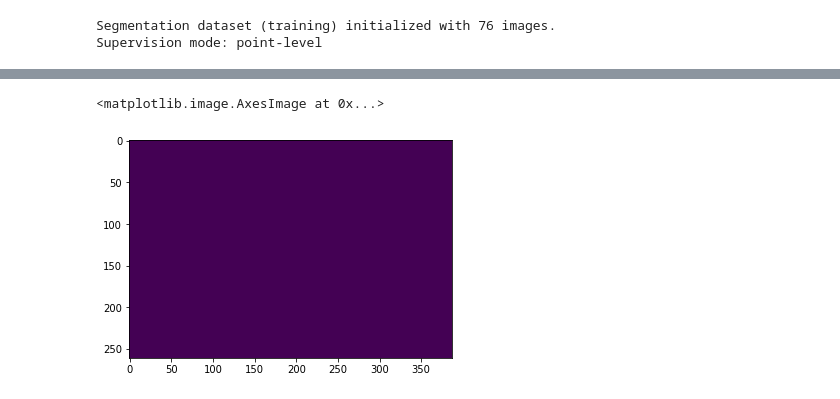
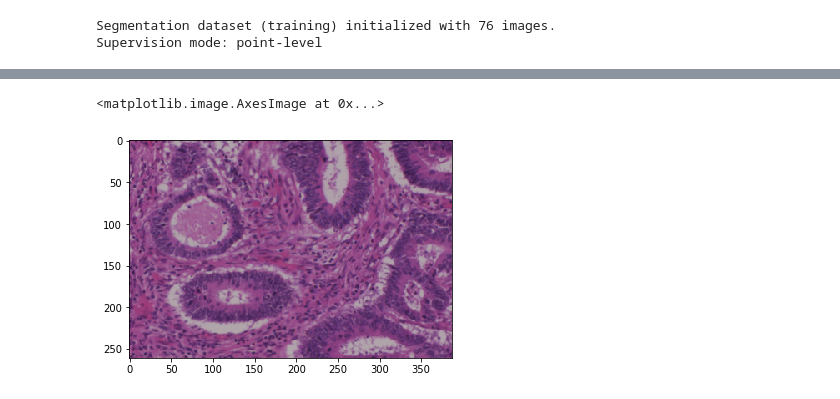
Before and after one commit to mrcfps/WESUP, a Jupyter notebook: point-mask.ipynb, the cells around one changed output, grey strips where cells are left out. Cells and saved outputs as stored; diff of their text form; code cells hidden in the pictures.

Commit message:
Fix all problems around point mask

```diff
--- a/point-mask.ipynb
+++ b/point-mask.ipynb
@@ -52,6 +22,7 @@ plt.imshow(mask[..., 1])
-# %%
-point_mask = np.array(point_mask)
-plt.imshow(point_mask[..., 1])
-# %% [output]
-<matplotlib.image.AxesImage at 0x...>
-[figure, removed]
+# %%
+img = np.array(TF.to_pil_image(img))
+# %%
+plt.imshow(img)
+# %% [output]
+<matplotlib.image.AxesImage at 0x...>
+[figure, added]
```
Also changed, not shown: parts of 14 cells of this notebook, 3 other files.
